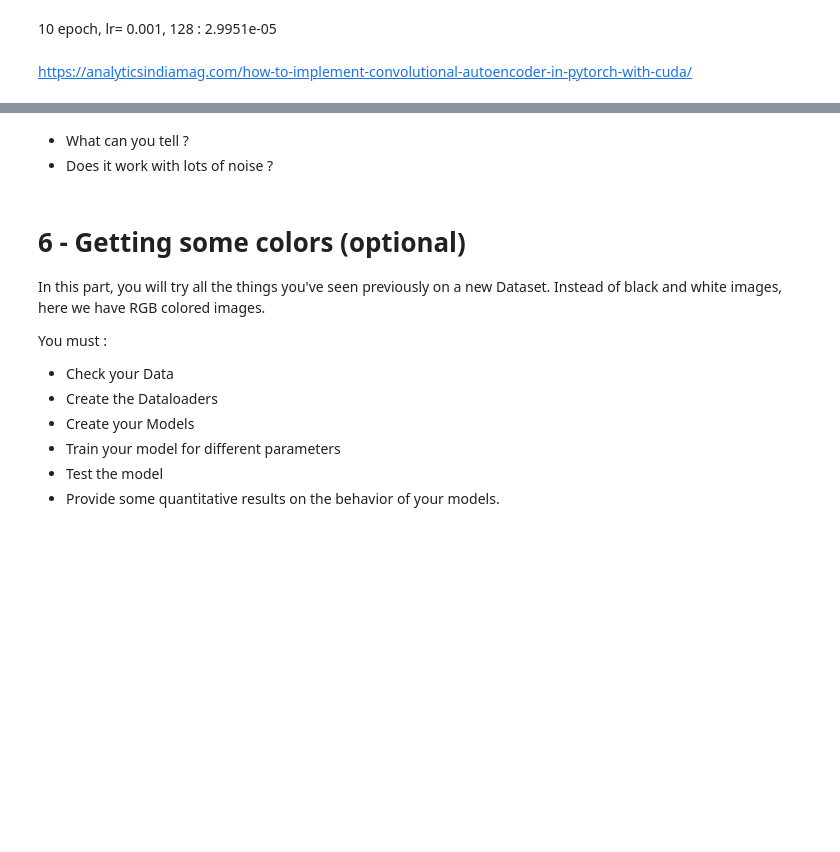
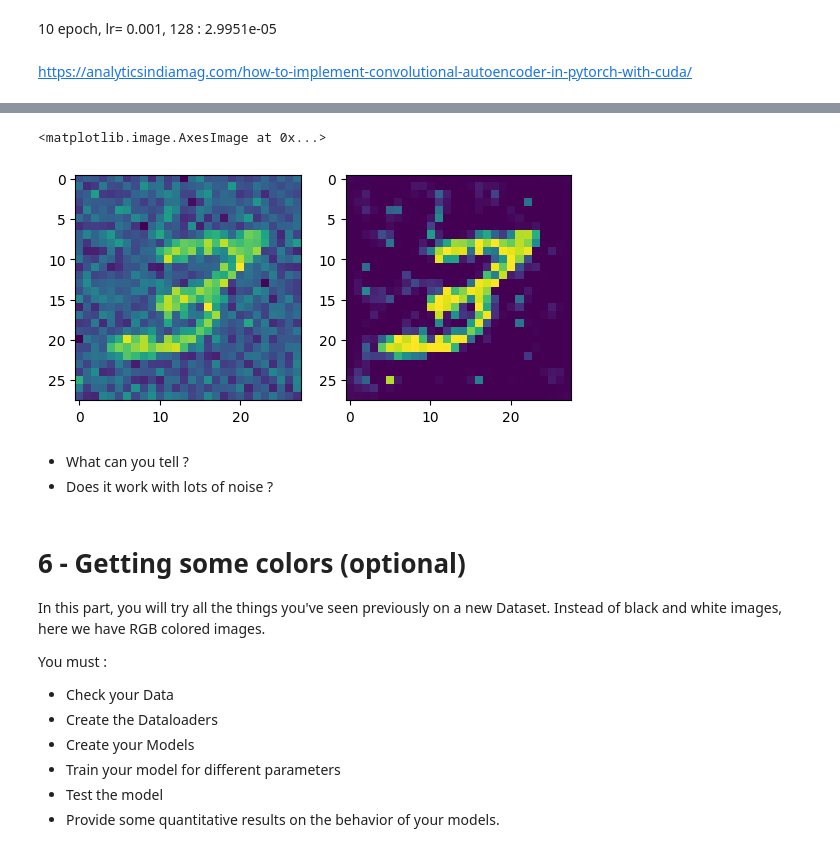
Before and after one commit to YounMars/DL_Projects, a Jupyter notebook: Deep Learning/Image compression using autoencoders: a deep learning task.ipynb, the cells around one changed output, grey strips where cells are left out. Drawn from its saved outputs; the diff is of its cells as text; code cells hidden in the pictures; blank space fills up the shorter version.

```diff
--- a/Deep Learning/Image compression using autoencoders: a deep learning task.ipynb
+++ b/Deep Learning/Image compression using autoencoders: a deep learning task.ipynb
@@ -992,8 +992,8 @@ class Encoder(nn.Module):
         self.input_channel = input_channel
         self.output_channel = output_channel
         self.kernel_size = kernel_size
-        self.model = nn.Sequential(ConvDown(self.input_channel, self.output_channel,self.kernel_size),
-                                   ConvDown(self.output_channel, self.output_channel//2,self.kernel_size))
+        self.model = nn.Sequential(ConvDown(self.input_channel, self.output_channel//2,self.kernel_size),
+                                   ConvDown(self.output_channel//2, self.output_channel,self.kernel_size))
 
     def forward(self,x):
         # TODO :  Send the data through the model and return the output
@@ -1011,8 +1011,8 @@ class Decoder(nn.Module):
         self.output_channel = output_channel
         self.kernel_size = kernel_size
         self.output = output
-        self.model=  nn.Sequential(ConvUp(self.input_channel//2, self.input_channel,self.kernel_size),
-                                   ConvUp(self.input_channel, self.output_channel,self.kernel_size))
+        self.model=  nn.Sequential(ConvUp(self.input_channel, self.input_channel//2,self.kernel_size),
+                                   ConvUp(self.input_channel//2, self.output_channel,self.kernel_size))
 
 
     def forward(self,x):
@@ -1082,7 +1082,7 @@ net = model.to(device)
 criterion = nn.MSELoss()
 learning_rate = 0.001
 optimizer = torch.optim.Adam(model.parameters(), lr=learning_rate)
-num_epochs = 20
+num_epochs = 10
 
 # TODO : Rewrite your Training  and Validation Loop
 for epoch in range(num_epochs) :
@@ -1157,19 +1157,26 @@ AE can be used to denoise image. That means that if there are some noise in inpu
 # %%
 # TODO : Using torch.randn_like, create some noise and return a noisy input
 def add_noise(inputs, noise_factor):
-     noise =
-     return  noise + ....
+     # Generate noise
+     noise = torch.randn_like(inputs)
+     # Add noise to the input
+     noisy_inputs = inputs + noise_factor * noise
+     return noisy_inputs
+
 
 
 # TODO : Pick an image from the test set and add noise to it
-test_image = ... # Pick an image from test dataset
-test_image = ... # Add noise
+test_image = data[0][69] # Pick an image from test dataset
+test_image = add_noise(test_image,0.2) # Add noise
 
 # TODO : Send the Image through your model and plot the original image and the infered image
-denoised_image = model(...)
+denoised_image = model(test_image.to(device))
 fig,axarr = plt.subplots(1, 2)
 axarr[0].imshow(test_image.squeeze(0).squeeze(0).squeeze(0))
 axarr[1].imshow(denoised_image.detach().cpu().squeeze(0).squeeze(0).squeeze(0))
+# %% [output]
+<matplotlib.image.AxesImage at 0x...>
+[figure, added]
 # %% [markdown]
 
 * What can you tell ?
```
Also changed, not shown: parts of 2 cells of this notebook.
